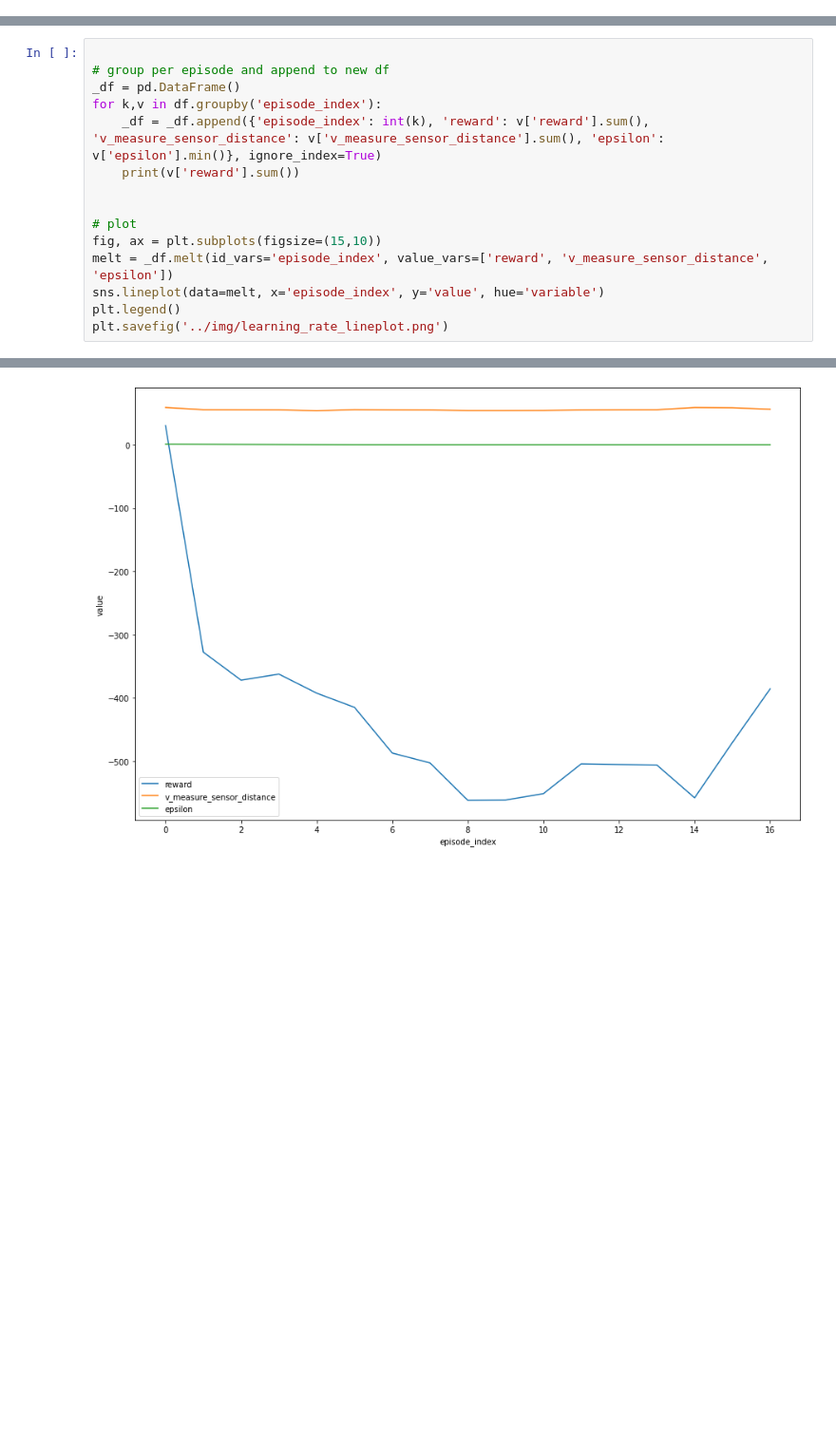
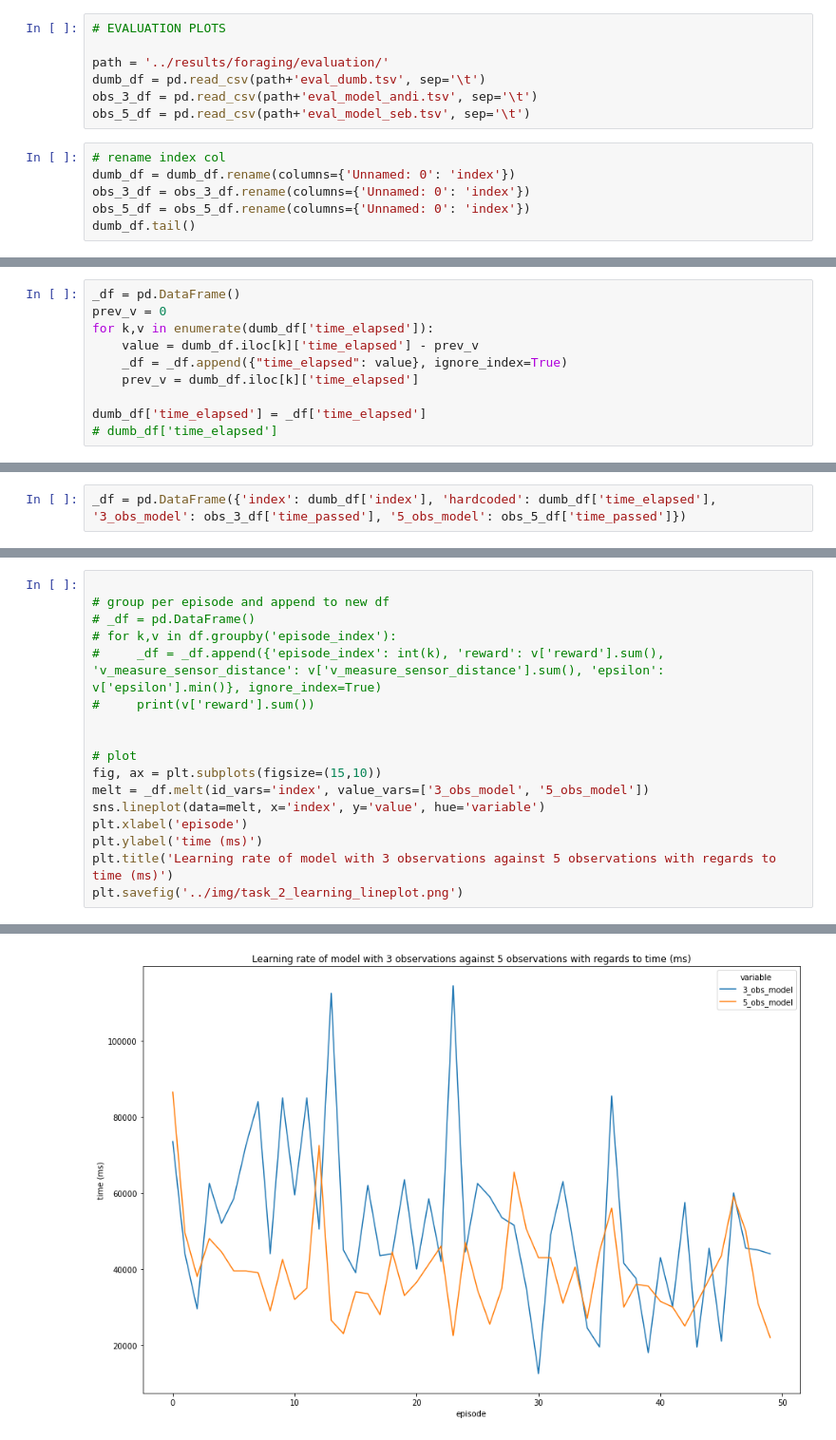
Before and after one commit to gansem/learning_machines_robobo, a Jupyter notebook: src/analytics.ipynb, the cells around one changed output, grey strips where cells are left out. Shown: that part at 95% size. Saved outputs shown, nothing was run; the diff lists cells and outputs as text; blank space fills up the shorter version.

Commit message:
Added plots

```diff
--- a/src/analytics.ipynb
+++ b/src/analytics.ipynb
@@ -11,0 +7,13 @@ df = pd.read_csv('C:/Users/Hammock/Documents/VU_masters_AI/learning_machines/lea
+# %%
+# EVALUATION PLOTS
+
+path = '../results/foraging/evaluation/'
+dumb_df = pd.read_csv(path+'eval_dumb.tsv', sep='\t')
+obs_3_df = pd.read_csv(path+'eval_model_andi.tsv', sep='\t')
+obs_5_df = pd.read_csv(path+'eval_model_seb.tsv', sep='\t')
+# %%
+# rename index col
+dumb_df = dumb_df.rename(columns={'Unnamed: 0': 'index'})
+obs_3_df = obs_3_df.rename(columns={'Unnamed: 0': 'index'})
+obs_5_df = obs_5_df.rename(columns={'Unnamed: 0': 'index'})
+dumb_df.tail()
@@ -11,0 +37,10 @@ df = pd.read_csv('C:/Users/Hammock/Documents/VU_masters_AI/learning_machines/lea
+# %%
+_df = pd.DataFrame()
+prev_v = 0
+for k,v in enumerate(dumb_df['time_elapsed']):
+    value = dumb_df.iloc[k]['time_elapsed'] - prev_v
+    _df = _df.append({"time_elapsed": value}, ignore_index=True)
+    prev_v = dumb_df.iloc[k]['time_elapsed']
+
+dumb_df['time_elapsed'] = _df['time_elapsed']
+# dumb_df['time_elapsed']
@@ -11,0 +65,2 @@ df = pd.read_csv('C:/Users/Hammock/Documents/VU_masters_AI/learning_machines/lea
+# %%
+_df = pd.DataFrame({'index': dumb_df['index'], 'hardcoded': dumb_df['time_elapsed'], '3_obs_model': obs_3_df['time_passed'], '5_obs_model': obs_5_df['time_passed']})
@@ -23,16 +97,18 @@ df.head()
 # %%
 
 # group per episode and append to new df
-_df = pd.DataFrame()
-for k,v in df.groupby('episode_index'):
-    _df = _df.append({'episode_index': int(k), 'reward': v['reward'].sum(), 'v_measure_sensor_distance': v['v_measure_sensor_distance'].sum(), 'epsilon': v['epsilon'].min()}, ignore_index=True)
-    print(v['reward'].sum())
+# _df = pd.DataFrame()
+# for k,v in df.groupby('episode_index'):
+#     _df = _df.append({'episode_index': int(k), 'reward': v['reward'].sum(), 'v_measure_sensor_distance': v['v_measure_sensor_distance'].sum(), 'epsilon': v['epsilon'].min()}, ignore_index=True)
+#     print(v['reward'].sum())
 
 
 # plot
 fig, ax = plt.subplots(figsize=(15,10))
-melt = _df.melt(id_vars='episode_index', value_vars=['reward', 'v_measure_sensor_distance', 'epsilon'])
-sns.lineplot(data=melt, x='episode_index', y='value', hue='variable')
-plt.legend()
-plt.savefig('../img/learning_rate_lineplot.png')
+melt = _df.melt(id_vars='index', value_vars=['3_obs_model', '5_obs_model'])
+sns.lineplot(data=melt, x='index', y='value', hue='variable')
+plt.xlabel('episode')
+plt.ylabel('time (ms)')
+plt.title('Learning rate of model with 3 observations against 5 observations with regards to time (ms)')
+plt.savefig('../img/task_2_learning_lineplot.png')
 # %% [output]
@@ -56 +115 @@ plt.savefig('../img/learning_rate_lineplot.png')
-[figure, old version]
+[figure, new version]
```
Also changed, not shown: parts of 11 cells of this notebook, 4 other files.
